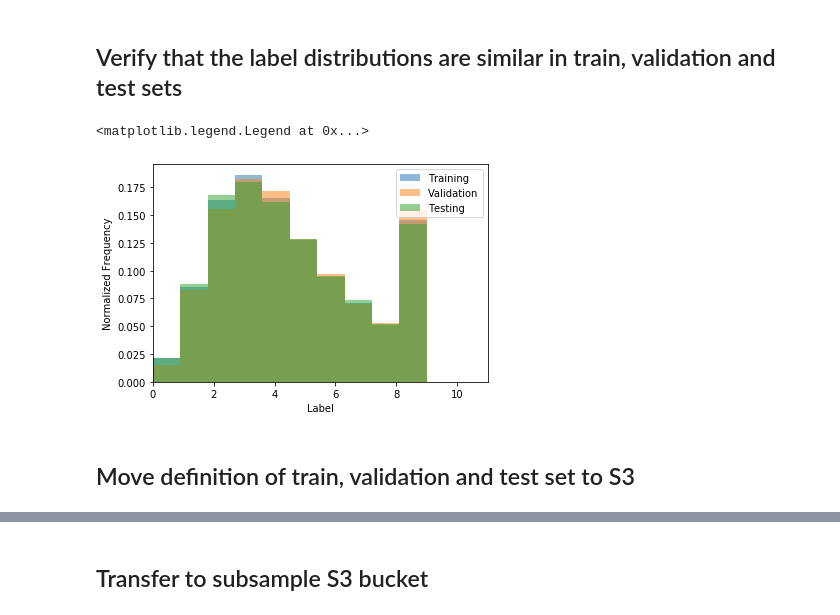
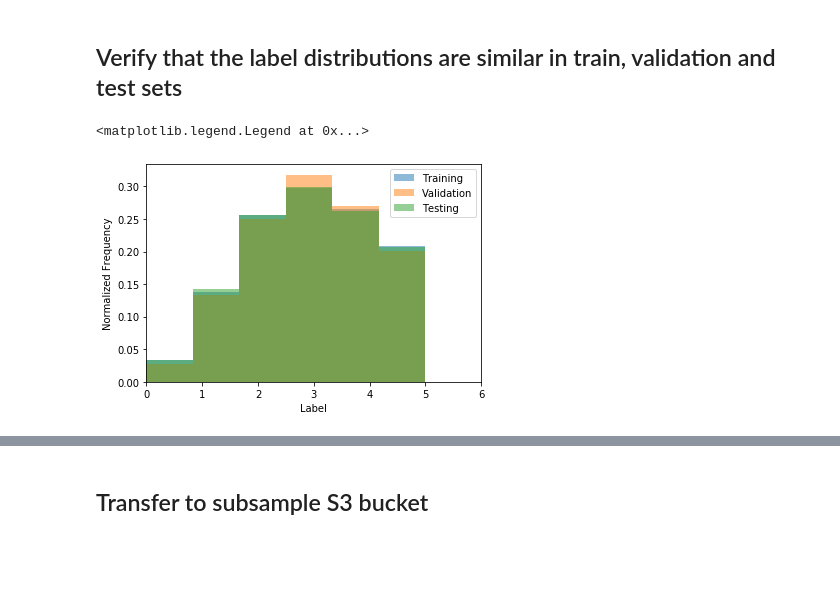
Before and after one commit to dmartizzi/cv-object-counter-app, a Jupyter notebook: eda/eda_preprocessing.ipynb, the cells around one changed output, grey strips where cells are left out. Cells and saved outputs as stored; diff of their text form; code cells hidden in the pictures; blank space fills up the shorter version.

```diff
--- a/eda/eda_preprocessing.ipynb
+++ b/eda/eda_preprocessing.ipynb
@@ -58,7 +43,7 @@ This piece of code runs only locally and only operates on the ids.
 # %%
 image_ids_sel_path = './image_ids_sel.csv'
 n_full = 500000
-n_sel = 50000
+n_sel = 66667
 if not os.path.exists(image_ids_sel_path):
     image_ids_sel = generate_image_ids_sel(image_ids_sel_path,n_full,n_sel)
 else:
@@ -89,0 +83,7 @@ NOTE: this operation requires ~1 hour.
+# %%
+s3source = 'aft-vbi-pds'
+s3source_prefix = 'metadata'
+s3dest = 'amazon-bin-images-sub'
+s3dest_prefix = ''
+image_ids_sel.loc[:,'count'] = image_ids_sel.loc[:,'id']\
+    .apply(lambda x: transfer_metadata(x,s3source,s3source_prefix,s3dest,s3dest_prefix))
@@ -90,7 +97,10 @@ NOTE: this operation requires ~1 hour.
 # %%
 image_ids_sel_wcount_path = './image_ids_sel_wcount.csv'
 if not os.path.exists(image_ids_sel_wcount_path):
-    image_ids_sel.loc[:,'count'] = image_ids_sel.loc[:,'id'].apply(get_image_item_count)
+    s3bucket = 'amazon-bin-images-sub'
+    s3prefix = ''
+    image_ids_sel.loc[:,'count'] = image_ids_sel.loc[:,'id']\
+        .apply(lambda x: get_image_item_count(get_image_item_count(x,s3bucket,s3prefix)))
     image_ids_sel.to_csv(image_ids_sel_wcount_path,index=False)
 else:
     image_ids_sel = load_image_ids_sel(image_ids_sel_wcount_path)
@@ -149,8 +161,10 @@ This definition defines a supervised learning classification task with 10 classe
 # %%
 image_ids_sel_wcount_wlabel_path = './image_ids_sel_wcount_wlabel.csv'
 if not os.path.exists(image_ids_sel_wcount_wlabel_path):
-    thr = 9
+    thr = 6
     image_ids_sel.loc[:,'label'] = image_ids_sel.loc[:,'count'].apply(lambda x: generate_labels(x,thr))
+    image_ids_sel = image_ids_sel[image_ids_sel['count'] < thr]
+    image_ids_sel.reset_index(drop=True,inplace=True)
     image_ids_sel.to_csv(image_ids_sel_wcount_wlabel_path,index=False)
 else:
     image_ids_sel = load_image_ids_sel(image_ids_sel_wcount_wlabel_path)
@@ -262,15 +276,13 @@ test_df.to_csv('./test.csv',index=False)
 ## Verify that the label distributions are similar in train, validation and test sets
 # %%
 nbins = image_ids_sel['label'].max()+1
-plt.xlim(0,11)
+plt.xlim(0,6)
 plt.xlabel('Label')
 plt.ylabel('Normalized Frequency')
 count_hist_train = plt.hist(train_df['label'],bins=nbins,density=True,alpha=0.5,label='Training')
 count_hist_val = plt.hist(val_df['label'],bins=nbins,density=True,alpha=0.5,label='Validation')
 count_hist_test = plt.hist(test_df['label'],bins=nbins,density=True,alpha=0.5,label='Testing')
 plt.legend(loc=1)
 # %% [output]
 <matplotlib.legend.Legend at 0x...>
-[figure, old version]
+[figure, new version]
-# %% [markdown]
-## Move definition of train, validation and test set to S3
```
Also changed, not shown: parts of 35 cells of this notebook, 7 other files.
